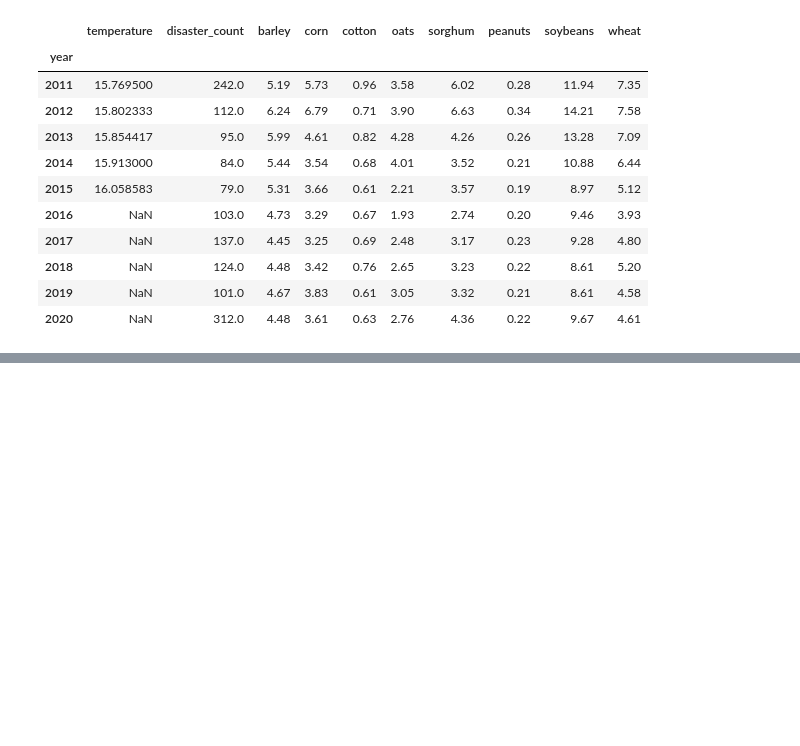
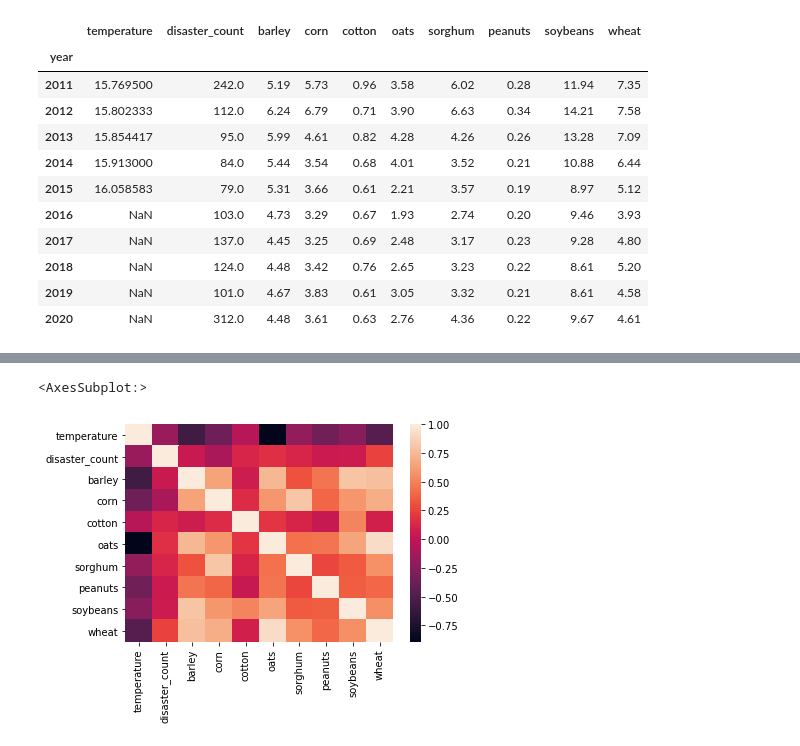
Before and after one commit to joshuacreveling/Group_Project_1, a Jupyter notebook: commodities_prices_vs_climate_change.ipynb, the cells around one changed output, grey strips where cells are left out. Drawn from its saved outputs; the diff is of its cells as text; code cells hidden in the pictures; blank space fills up the shorter version.

Commit message:
Finalizing conclusion and correlation analysis. -JC

```diff
--- a/commodities_prices_vs_climate_change.ipynb
+++ b/commodities_prices_vs_climate_change.ipynb
@@ -879,3 +912,9 @@ correlation
 | peanuts | -0.343637 | 0.049414 | 0.448583 | 0.390066 | 0.035751 | 0.451267 | 0.275048 | 1.000000 | 0.361970 | 0.398384 |
 | soybeans | -0.242455 | 0.056825 | 0.804315 | 0.590498 | 0.517741 | 0.659574 | 0.342767 | 0.361970 | 1.000000 | 0.561650 |
 | wheat | -0.463925 | 0.254944 | 0.781409 | 0.699039 | 0.085882 | 0.919036 | 0.564649 | 0.398384 | 0.561650 | 1.000000 |
+# %%
+# Create a heatmap from the correlation values
+sns.heatmap(correlation)
+# %% [output]
+<AxesSubplot:>
+[figure, added]
```
Also changed, not shown: parts of 17 cells of this notebook.
